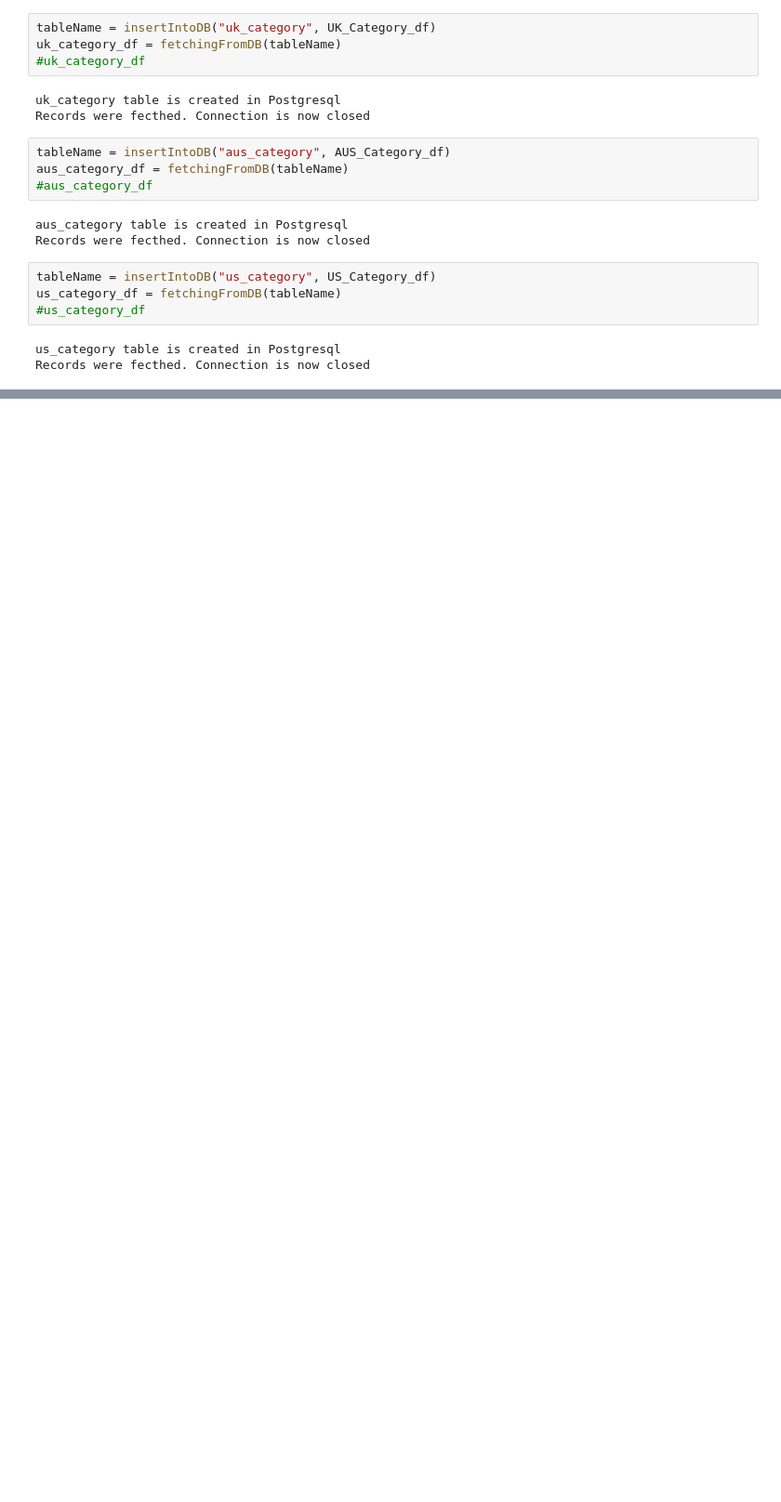
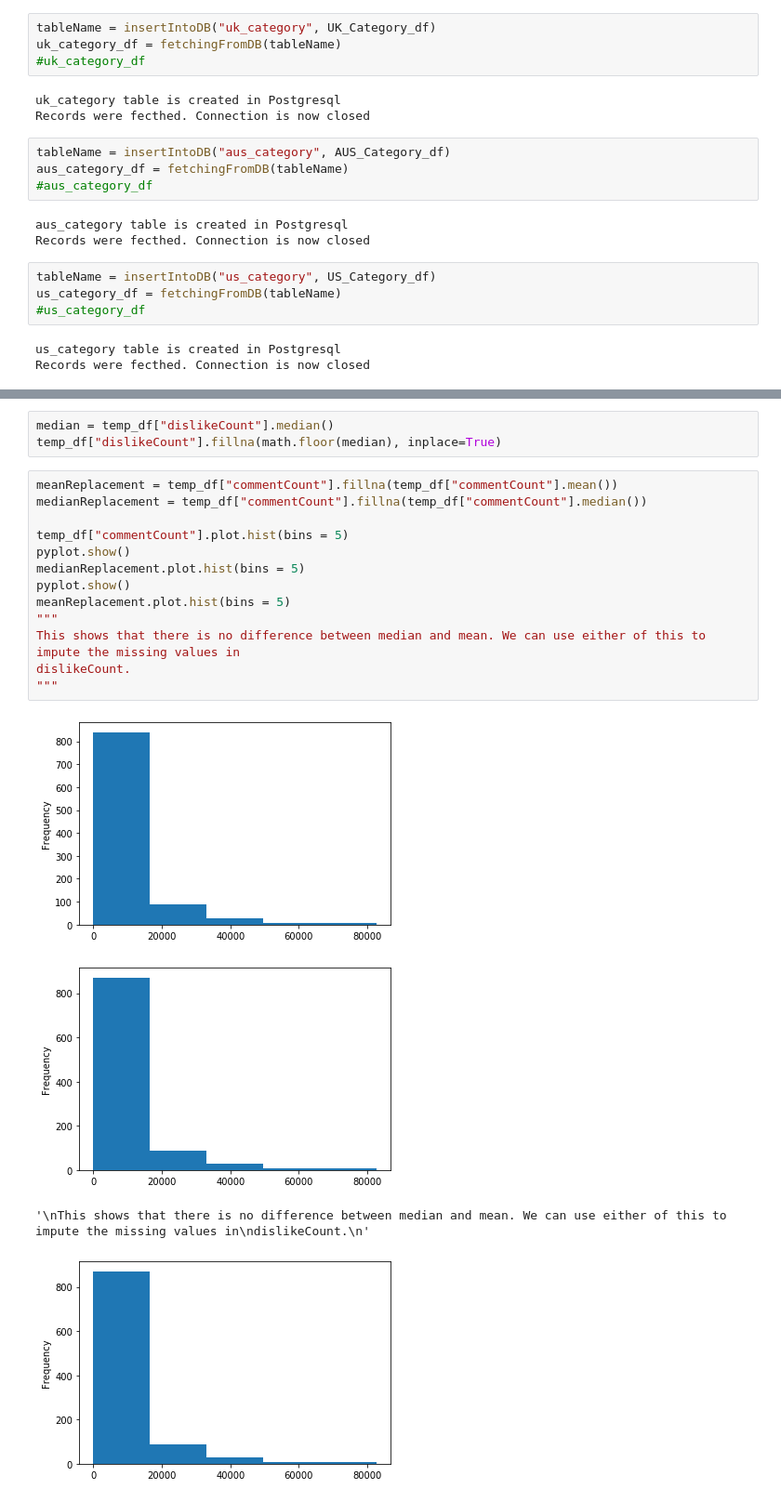
Before and after one commit to AdityaDarak22/video-streaming-data-analysis, a Jupyter notebook: src/youtube analysis.ipynb, the cells around one changed output, grey strips where cells are left out. Shown: that part at 93% size. Drawn from its saved outputs; the diff is of its cells as text; blank space fills up the shorter version.

```diff
--- a/src/youtube analysis.ipynb
+++ b/src/youtube analysis.ipynb
@@ -627,0 +751,21 @@ Records were fecthed. Connection is now closed
+# %%
+median = temp_df["dislikeCount"].median()
+temp_df["dislikeCount"].fillna(math.floor(median), inplace=True)
+# %%
+meanReplacement = temp_df["commentCount"].fillna(temp_df["commentCount"].mean())
+medianReplacement = temp_df["commentCount"].fillna(temp_df["commentCount"].median())
+
+temp_df["commentCount"].plot.hist(bins = 5)
+pyplot.show()
+medianReplacement.plot.hist(bins = 5)
+pyplot.show()
+meanReplacement.plot.hist(bins = 5)
+"""
+This shows that there is no difference between median and mean. We can use either of this to impute the missing values in
+dislikeCount.
+"""
+# %% [output]
+[figure, added]
+[figure, added]
+'\nThis shows that there is no difference between median and mean. We can use either of this to impute the missing values in\ndislikeCount.\n'
+[figure, added]
```
Also changed, not shown: parts of 14 cells of this notebook.
